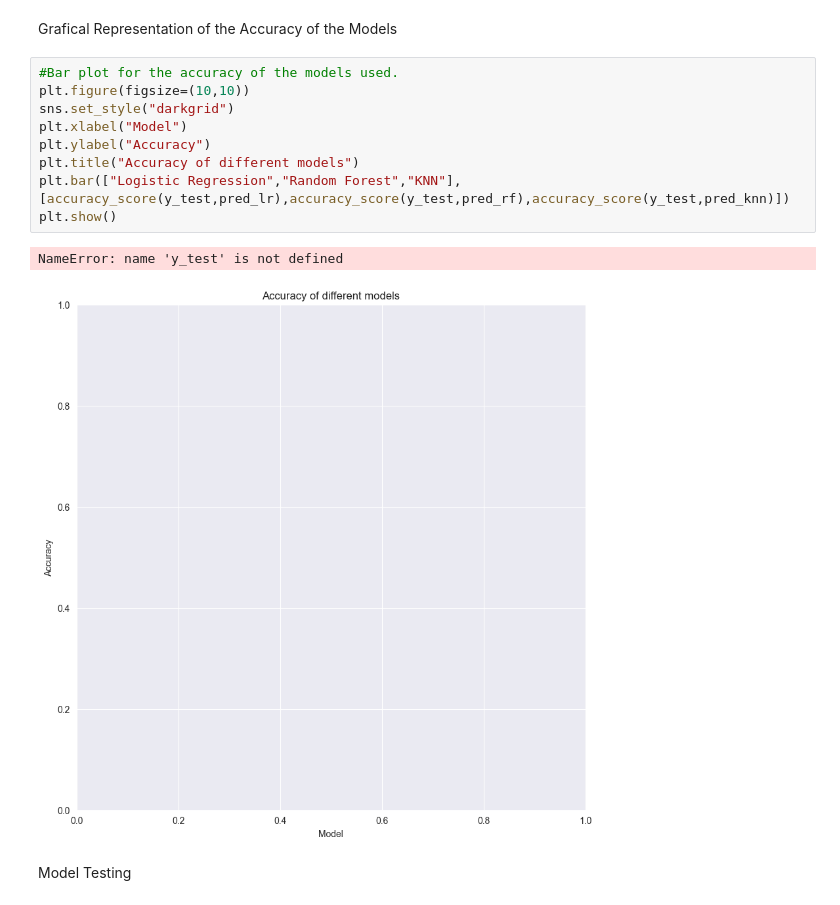
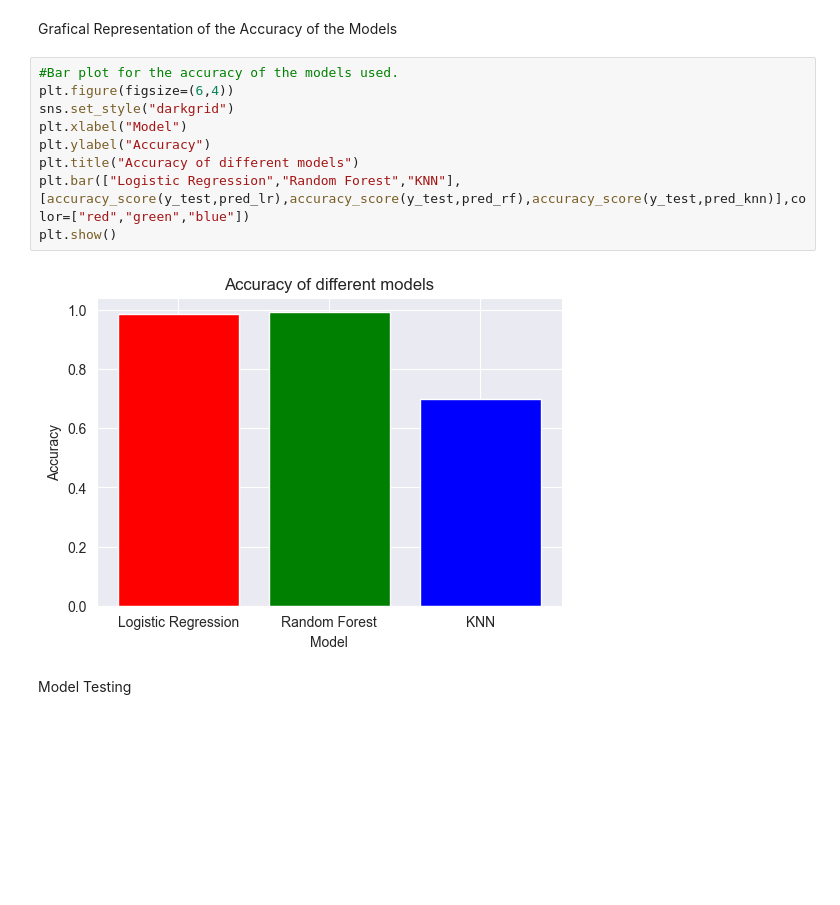
Before and after one commit to prabhjyot009/Fake-News-Detection, a Jupyter notebook: Detection.ipynb, the cells around one changed output. Drawn from its saved outputs; the diff is of its cells as text; blank space fills up the shorter version.

```diff
--- a/Detection.ipynb
+++ b/Detection.ipynb
@@ -279,16 +312,15 @@ weighted avg       0.78      0.69      0.65     11220
 Grafical Representation of the Accuracy of the Models
 # %%
 #Bar plot for the accuracy of the models used.
-plt.figure(figsize=(10,10))
+plt.figure(figsize=(6,4))
 sns.set_style("darkgrid")
 plt.xlabel("Model")
 plt.ylabel("Accuracy")
 plt.title("Accuracy of different models")
-plt.bar(["Logistic Regression","Random Forest","KNN"],[accuracy_score(y_test,pred_lr),accuracy_score(y_test,pred_rf),accuracy_score(y_test,pred_knn)])
+plt.bar(["Logistic Regression","Random Forest","KNN"],[accuracy_score(y_test,pred_lr),accuracy_score(y_test,pred_rf),accuracy_score(y_test,pred_knn)],color=["red","green","blue"])
 plt.show()
 # %% [output]
-NameError: name 'y_test' is not defined
-[figure, old version]
+[figure, new version]
 # %% [markdown]
 Model Testing
 # %%
```
Also changed, not shown: parts of 15 cells of this notebook, 1 other file.
